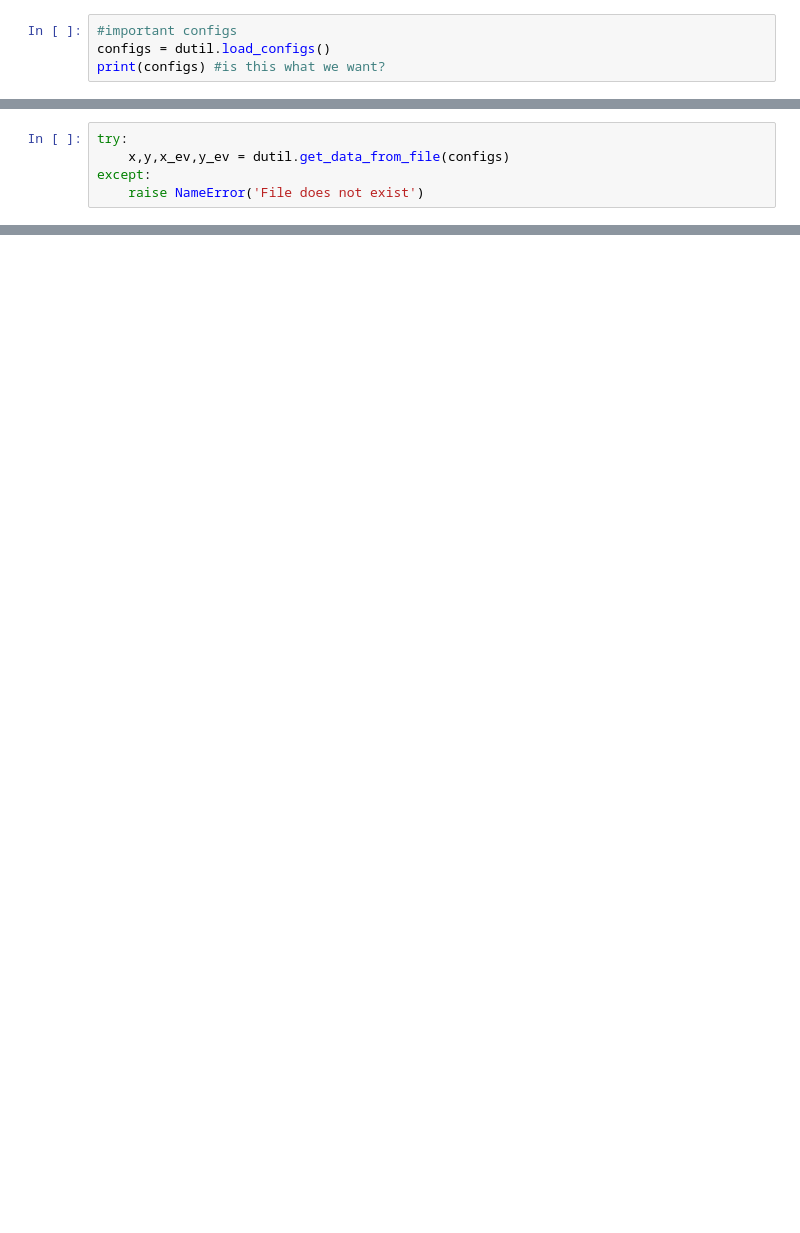
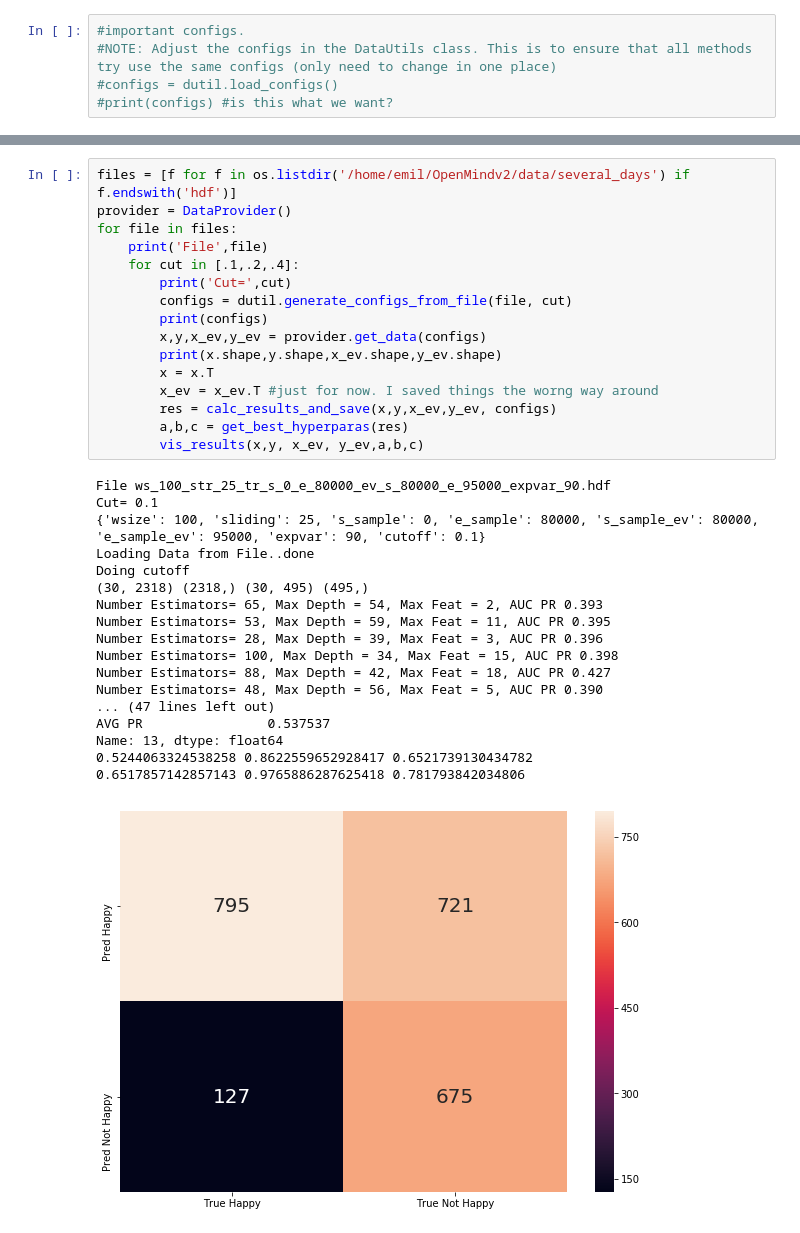
Before and after one commit to emilaz/EmoCog, a Jupyter notebook: Classifications/Random Forest.ipynb, the cells around one changed output, grey strips where cells are left out. Saved outputs shown, nothing was run; the diff lists cells and outputs as text; blank space fills up the shorter version.

Commit message:
changes to several days

```diff
--- a/Classifications/Random Forest.ipynb
+++ b/Classifications/Random Forest.ipynb
@@ -44,4 +27,5 @@ from sklearn.ensemble import RandomForestClassifier
 # %%
-#important configs
-configs = dutil.load_configs()
-print(configs) #is this what we want?
+#important configs.
+#NOTE: Adjust the configs in the DataUtils class. This is to ensure that all methods try use the same configs (only need to change in one place)
+#configs = dutil.load_configs()
+#print(configs) #is this what we want?
@@ -50,5 +31,0 @@ print(configs) #is this what we want?
-# %%
-try:
-    x,y,x_ev,y_ev = dutil.get_data_from_file(configs)
-except:
-    raise NameError('File does not exist')
@@ -54,0 +83,35 @@ except:
+# %%
+files = [f for f in os.listdir('/home/emil/OpenMindv2/data/several_days') if f.endswith('hdf')]
+provider = DataProvider()
+for file in files:
+    print('File',file)
+    for cut in [.1,.2,.4]:
+        print('Cut=',cut)
+        configs = dutil.generate_configs_from_file(file, cut)
+        print(configs)
+        x,y,x_ev,y_ev = provider.get_data(configs)
+        print(x.shape,y.shape,x_ev.shape,y_ev.shape)
+        x = x.T
+        x_ev = x_ev.T #just for now. I saved things the worng way around
+        res = calc_results_and_save(x,y,x_ev,y_ev, configs)
+        a,b,c = get_best_hyperparas(res)
+        vis_results(x,y, x_ev, y_ev,a,b,c)
+# %% [output]
+File ws_100_str_25_tr_s_0_e_80000_ev_s_80000_e_95000_expvar_90.hdf
+Cut= 0.1
+{'wsize': 100, 'sliding': 25, 's_sample': 0, 'e_sample': 80000, 's_sample_ev': 80000, 'e_sample_ev': 95000, 'expvar': 90, 'cutoff': 0.1}
+Loading Data from File..done
+Doing cutoff
+(30, 2318) (2318,) (30, 495) (495,)
+Number Estimators= 65, Max Depth = 54, Max Feat = 2, AUC PR 0.393
+Number Estimators= 53, Max Depth = 59, Max Feat = 11, AUC PR 0.395
+Number Estimators= 28, Max Depth = 39, Max Feat = 3, AUC PR 0.396
+Number Estimators= 100, Max Depth = 34, Max Feat = 15, AUC PR 0.398
+Number Estimators= 88, Max Depth = 42, Max Feat = 18, AUC PR 0.427
+Number Estimators= 48, Max Depth = 56, Max Feat = 5, AUC PR 0.390
+... (47 lines left out)
+AVG PR                0.537537
+Name: 13, dtype: float64
+0.5244063324538258 0.8622559652928417 0.6521739130434782
+0.6517857142857143 0.9765886287625418 0.781793842034806
+[figure, added]
```
Also changed, not shown: parts of 12 cells of this notebook, 20 other files.
